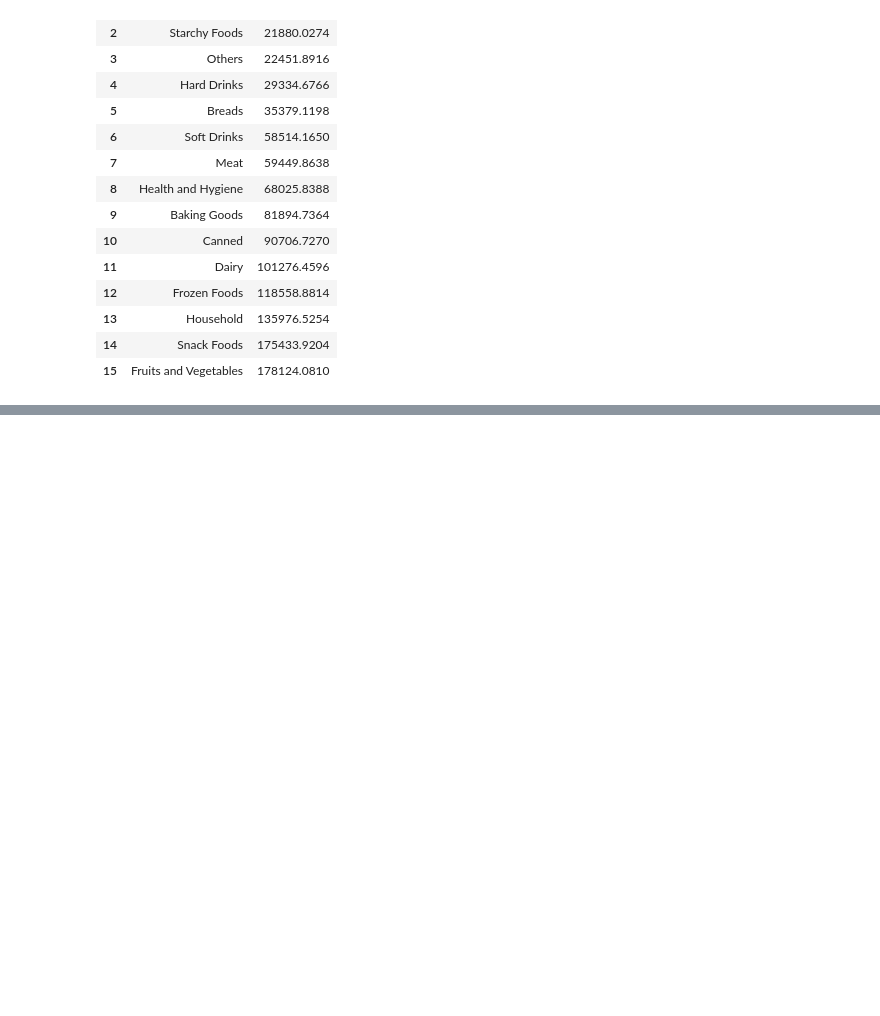
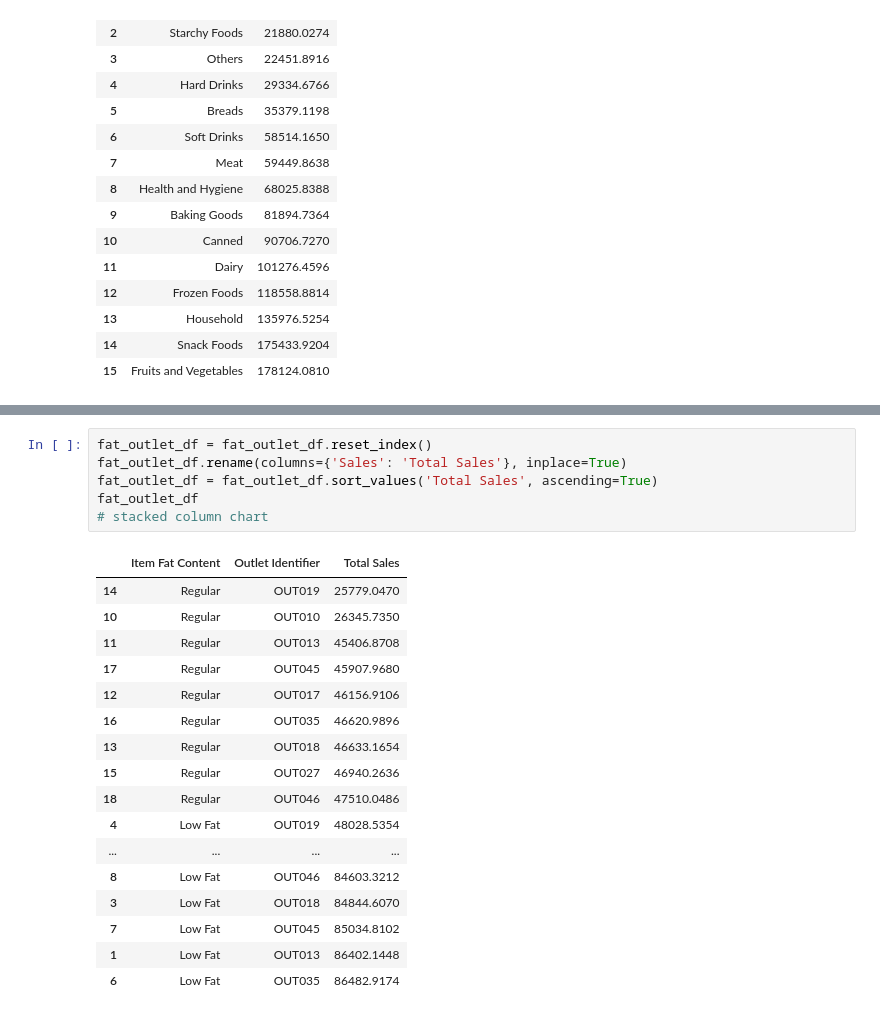
Before and after one commit to Mohamed-Shaheedullah/blinkit-analysis, a Jupyter notebook: blinkit-analysis.ipynb, the cells around one changed output, grey strips where cells are left out. Cells and saved outputs as stored; diff of their text form; blank space fills up the shorter version.

```diff
--- a/blinkit-analysis.ipynb
+++ b/blinkit-analysis.ipynb
@@ -172,0 +203,24 @@ Text(0.5, 1.0, 'Total Sales by Item Type')
+# %%
+fat_outlet_df = fat_outlet_df.reset_index()
+fat_outlet_df.rename(columns={'Sales': 'Total Sales'}, inplace=True)
+fat_outlet_df = fat_outlet_df.sort_values('Total Sales', ascending=True)
+fat_outlet_df
+# stacked column chart
+# %% [output]
+|  | Item Fat Content | Outlet Identifier | Total Sales |
+| 14 | Regular | OUT019 | 25779.0470 |
+| 10 | Regular | OUT010 | 26345.7350 |
+| 11 | Regular | OUT013 | 45406.8708 |
+| 17 | Regular | OUT045 | 45907.9680 |
+| 12 | Regular | OUT017 | 46156.9106 |
+| 16 | Regular | OUT035 | 46620.9896 |
+| 13 | Regular | OUT018 | 46633.1654 |
+| 15 | Regular | OUT027 | 46940.2636 |
+| 18 | Regular | OUT046 | 47510.0486 |
+| 4 | Low Fat | OUT019 | 48028.5354 |
+| ... | ... | ... | ... |
+| 8 | Low Fat | OUT046 | 84603.3212 |
+| 3 | Low Fat | OUT018 | 84844.6070 |
+| 7 | Low Fat | OUT045 | 85034.8102 |
+| 1 | Low Fat | OUT013 | 86402.1448 |
+| 6 | Low Fat | OUT035 | 86482.9174 |
```
Also changed, not shown: parts of 5 cells of this notebook.
